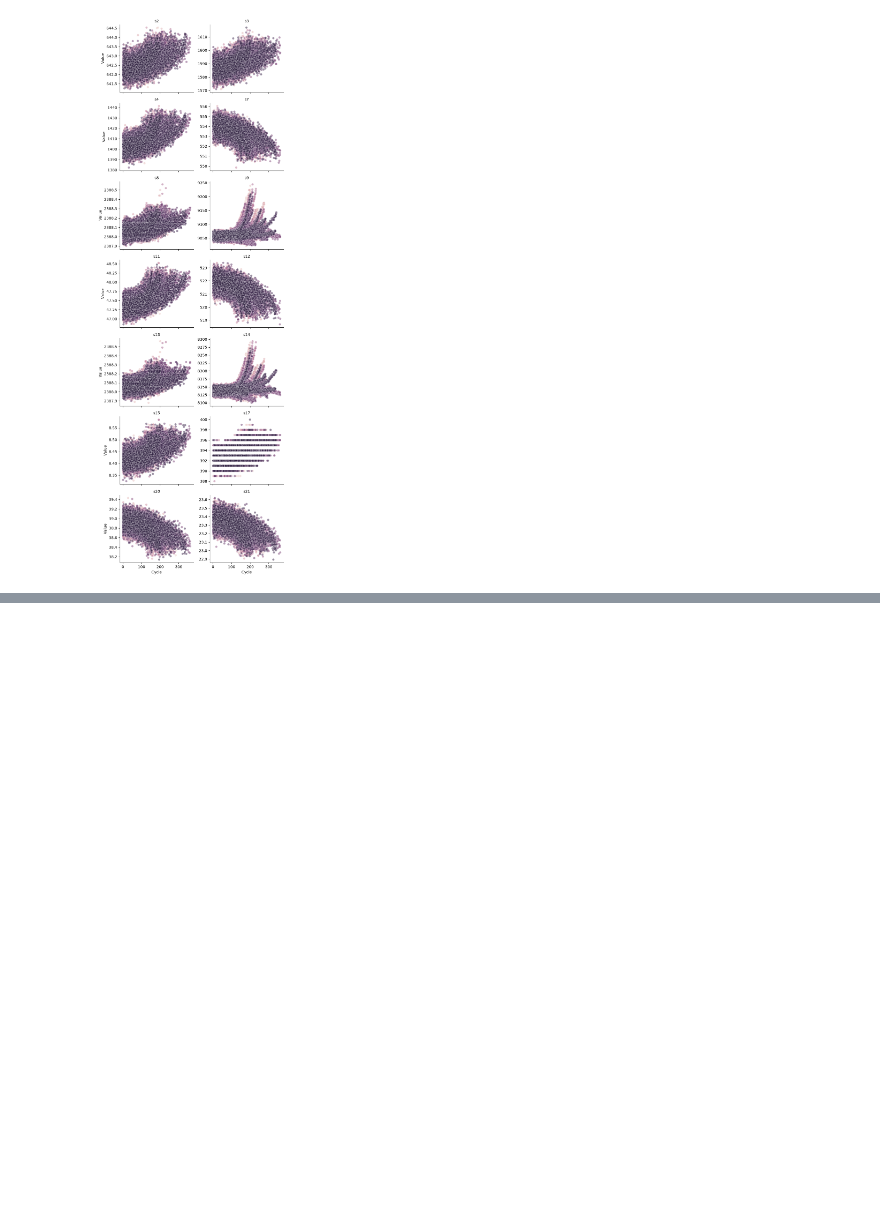
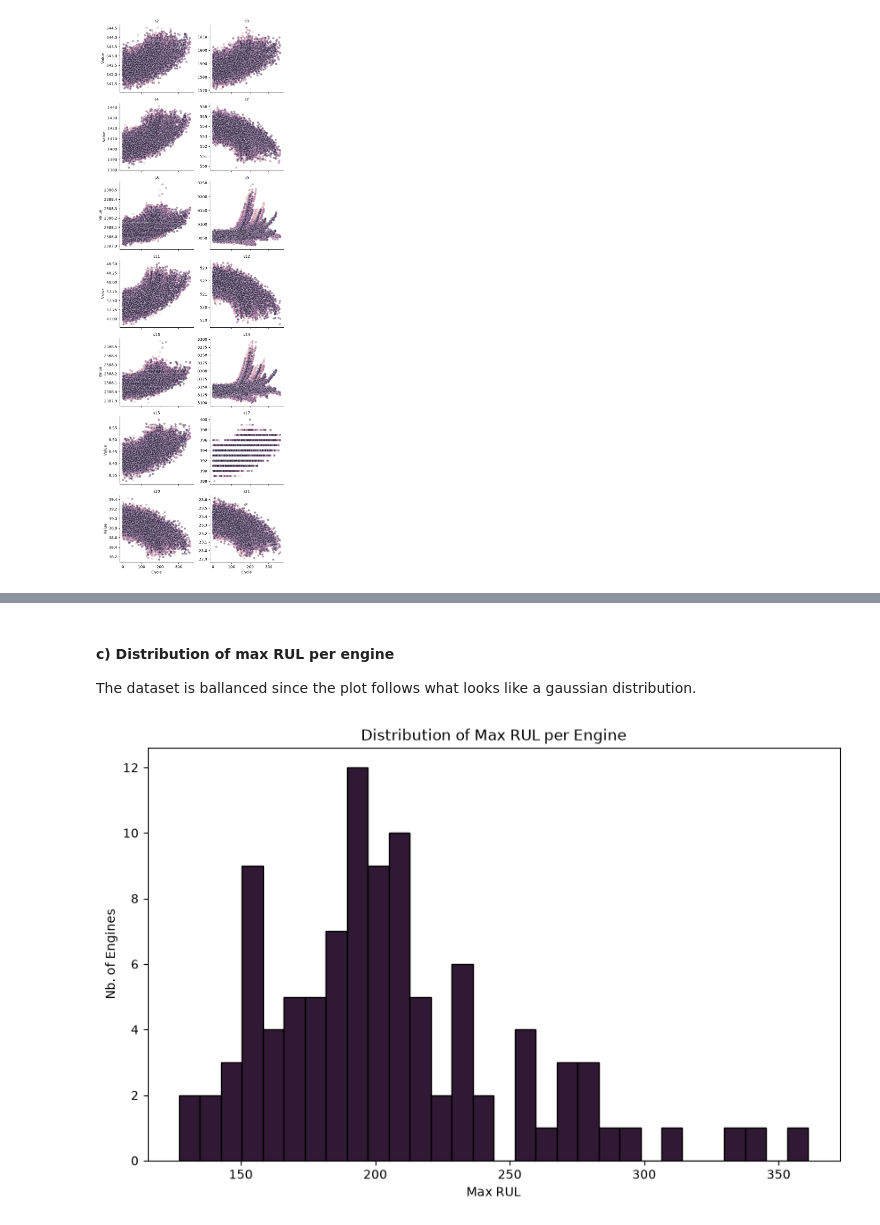
Before and after one commit to BaptisteCambon/Engine_Failure, a Jupyter notebook: notebook.ipynb, the cells around one changed output, grey strips where cells are left out. Drawn from its saved outputs; the diff is of its cells as text; code cells hidden in the pictures; blank space fills up the shorter version.

```diff
--- a/notebook.ipynb
+++ b/notebook.ipynb
@@ -147,0 +135,17 @@ plt.show()
+# %% [markdown]
+#### c) Distribution of max RUL per engine
+
+The dataset is ballanced since the plot follows what looks like a gaussian distribution.
+# %%
+# Add the variable max_rul_per_engine to store the maximum RUL for each unit
+max_rul = df.groupby("unit")["RUL"].max()
+
+# Plot the distribution of max RUL per engine
+plt.figure(figsize=(10, 6))
+plt.hist(max_rul, bins=30, edgecolor='black', color='#301934')
+plt.xlabel('Max RUL')
+plt.ylabel('Nb. of Engines')
+plt.title('Distribution of Max RUL per Engine')
+plt.show()
+# %% [output]
+[figure, added]
```
Also changed, not shown: parts of 12 cells of this notebook.
